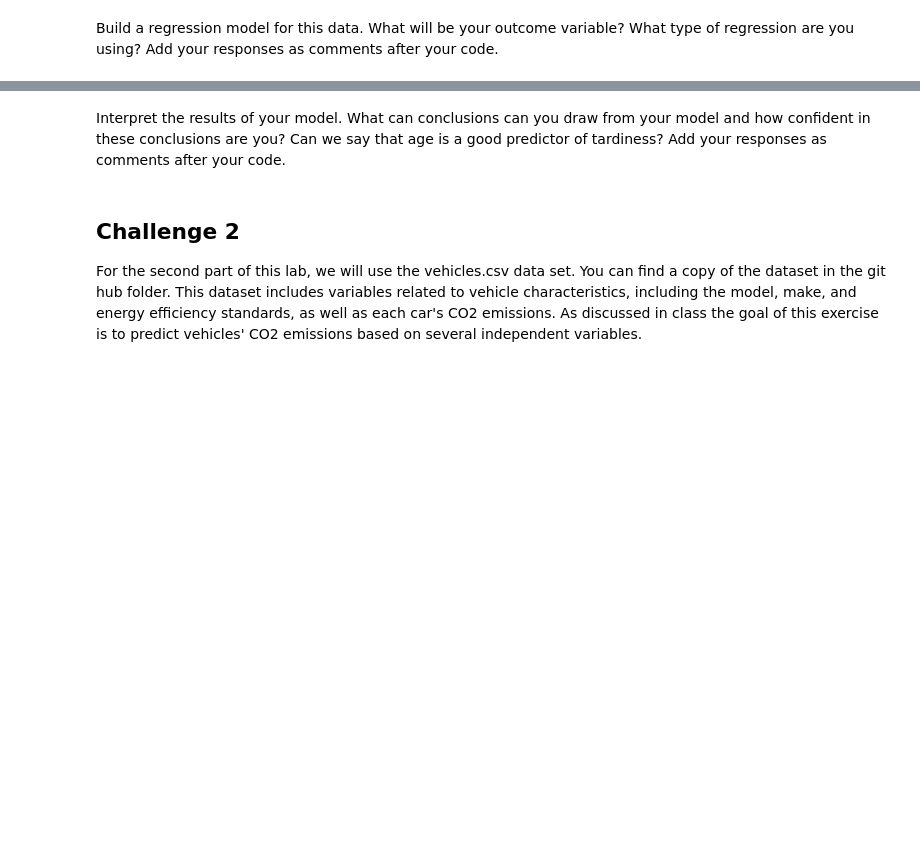
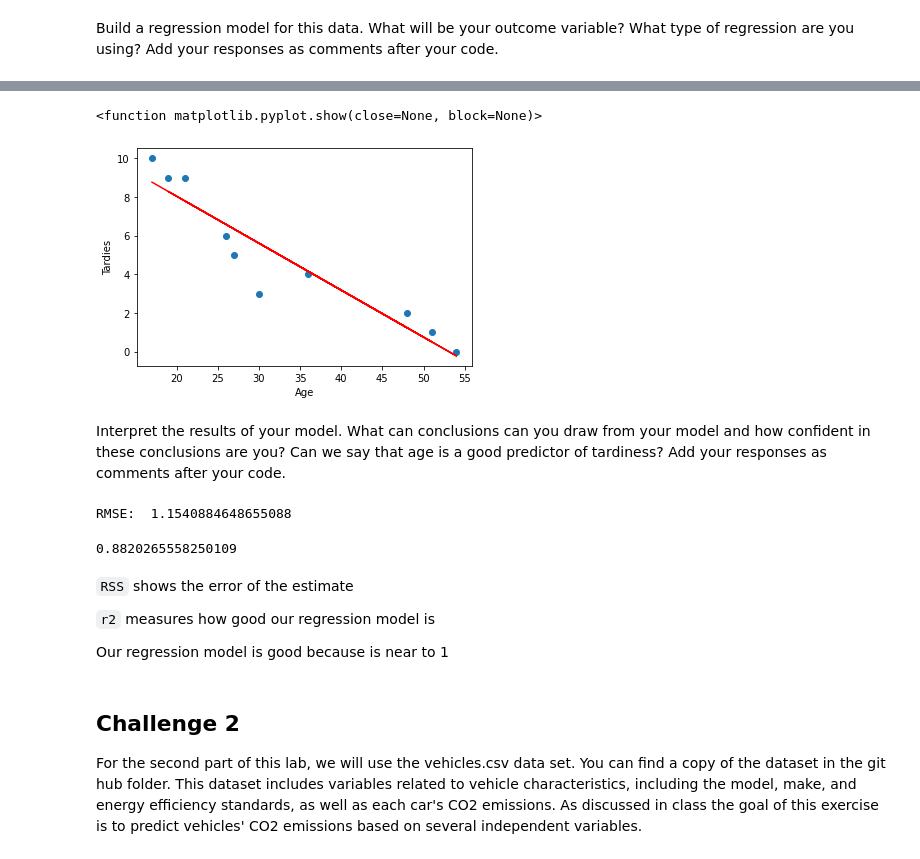
Before and after one commit to Ironhack-Data-Madrid-Marzo-2021/lab-regression-analysis, a Jupyter notebook: your-code.ipynb, the cells around one changed output, grey strips where cells are left out. Cells and saved outputs as stored; diff of their text form; code cells hidden in the pictures; blank space fills up the shorter version.

```diff
--- a/your-code.ipynb
+++ b/your-code.ipynb
@@ -53,0 +101,9 @@ Plot your regression model on your scatter plot.
+# %%
+lr = LinearRegression()
+
+lr.fit(
+    X = student_data[["Age"]],
+    y = student_data.Tardies
+)
+beta_1 = lr.coef_[0]
+beta_0 = lr.intercept_
@@ -53,0 +122,4 @@ Plot your regression model on your scatter plot.
+# %%
+#Linear regression model
+student_data["predict_tardies"] = beta_0 + beta_1 * student_data.Age
+student_data
@@ -54,2 +138,12 @@ Plot your regression model on your scatter plot.
+# %%
+y_hat = beta_0 + beta_1 * student_data.Age
+plt.scatter(student_data.Age,student_data.Tardies)
+plt.plot(student_data.Age, y_hat, lw=1.5, color="red")
+plt.xlabel("Age")
+plt.ylabel("Tardies")
+plt.show
+# %% [output]
+<function matplotlib.pyplot.show(close=None, block=None)>
+[figure, added]
 # %% [markdown]
 Interpret the results of your model. What can conclusions can you draw from your model and how confident in these conclusions are you? Can we say that age is a good predictor of tardiness? Add your responses as comments after your code.
@@ -57,0 +150,5 @@ Interpret the results of your model. What can conclusions can you draw from your
+# %%
+#Calculate the error
+print("RMSE: " , np.sqrt(metrics.mean_squared_error(student_data.Tardies, student_data.predict_tardies)))
+# %% [output]
+RMSE:  1.1540884648655088
@@ -58,3 +157,16 @@ Interpret the results of your model. What can conclusions can you draw from your
+# %%
+TSS = ((student_data.Tardies - student_data.predict_tardies_mean) **2 ).sum()
+RSS = ((student_data.Tardies - student_data.predict_tardies)**2).sum()
+r2 = ( TSS - RSS ) / ( TSS )
+r2
+# %% [output]
+0.8820265558250109
+# %% [markdown]
+`RSS` shows the error of the estimate
+
+`r2` measures how good our regression model is
+
+Our regression model is good because is near to 1
 # %% [markdown]
 ## Challenge 2
 For the second part of this lab, we will use the vehicles.csv data set. You can find a copy of the dataset in the git hub folder. This dataset includes variables related to vehicle characteristics, including the model, make, and energy efficiency standards, as well as each car's CO2 emissions. As discussed in class the goal of this exercise is to predict vehicles' CO2 emissions based on several independent variables.
```
Also changed, not shown: parts of 31 cells of this notebook.
